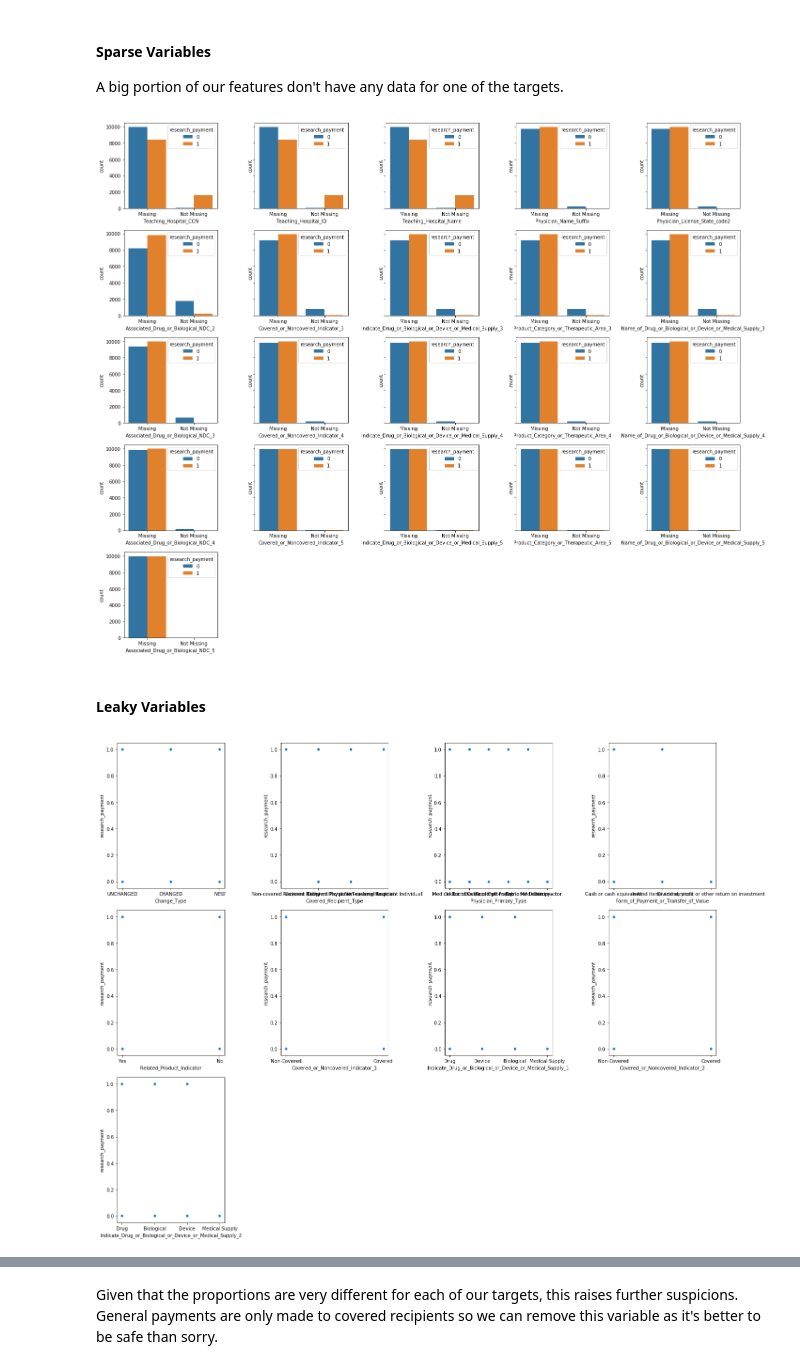
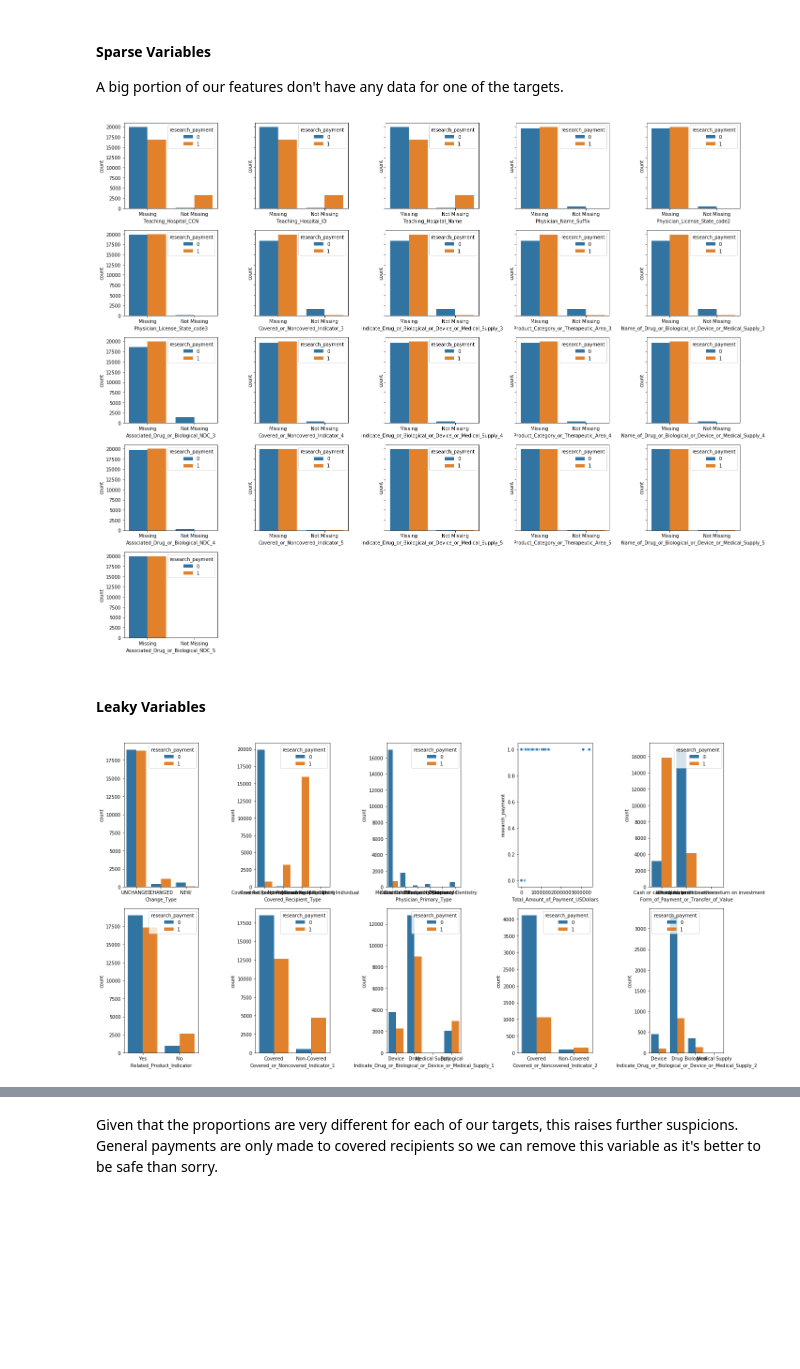
Before and after one commit to aml-spring-19/medical_payment_classification, a Jupyter notebook: HW3.ipynb, the cells around one changed output, grey strips where cells are left out. Saved outputs shown, nothing was run; the diff lists cells and outputs as text; code cells hidden in the pictures; blank space fills up the shorter version.

```diff
--- a/HW3.ipynb
+++ b/HW3.ipynb
@@ -57,8 +57,8 @@ First of all, let's load the data to assemble the dataset. The data comes from t
 
 The data is naturally imbalanced, as there are much more records of general payments than research payments. Here are the row counts for both files:
 # %%
-n_gen = sum(1 for line in open('data/OP_DTL_GNRL_PGYR2017_P01182019.csv')) - 1
-n_res = sum(1 for line in open('data/OP_DTL_RSRCH_PGYR2017_P01182019.csv')) - 1
+n_gen = sum(1 for line in open('data.nosync/OP_DTL_GNRL_PGYR2017_P01182019.csv')) - 1
+n_res = sum(1 for line in open('data.nosync/OP_DTL_RSRCH_PGYR2017_P01182019.csv')) - 1
 # the -1 is to exclude header
 
 print("General payments: " + str(n_gen) + " lines")
@@ -80,14 +80,14 @@ We ended up choosing the former.
 We first load the separate datasets and add the target feature. To load the data, we do a random subsampling.
 # %%
 # Number of desired samples for each file
-nsamples_gen = 12500
-nsamples_res = 12500
+nsamples_gen = 20000
+nsamples_res = 20000
 
 skiprows_gen = np.sort(np.random.choice(range(1, n_gen+1), replace = False, size = n_gen - nsamples_res))
 skiprows_res = np.sort(np.random.choice(range(1, n_res+1), replace = False, size = n_res - nsamples_res))
 
-gen = pd.read_csv("data/OP_DTL_GNRL_PGYR2017_P01182019.csv", skiprows = skiprows_gen, parse_dates=['Date_of_Payment'])
-res = pd.read_csv("data/OP_DTL_RSRCH_PGYR2017_P01182019.csv", skiprows = skiprows_res, parse_dates=['Date_of_Payment'])
+gen = pd.read_csv("data.nosync/OP_DTL_GNRL_PGYR2017_P01182019.csv", skiprows = skiprows_gen, parse_dates=['Date_of_Payment'])
+res = pd.read_csv("data.nosync/OP_DTL_RSRCH_PGYR2017_P01182019.csv", skiprows = skiprows_res, parse_dates=['Date_of_Payment'])
 
 gen['research_payment'] = 0
 res['research_payment'] = 1
@@ -106,7 +106,8 @@ We need to check that pandas has loaded the right data types for our dataframe.
 # %%
 to_cat = ['Teaching_Hospital_CCN', 'Teaching_Hospital_ID',
           'Physician_Profile_ID', 'Physician_License_State_code5',
-          'Record_ID', 'Program_Year', 'research_payment']
+          'Record_ID', 'Program_Year', 'research_payment', 'Applicable_Manufacturer_or_Applicable_GPO_Making_Payment_ID']
+
 df = df.astype(dtype={v: object for v in to_cat}, copy=False)
 # %% [markdown]
 ### Checking for Data Leakage and Irrelevant Features
@@ -185,6 +184,6 @@ fig.delaxes(ax[4, 4])
 plt.tight_layout()
 plt.show()
 # %% [output]
-[figure, old version]
+[figure, new version]
 # %%
 df.drop(cols_drop, axis=1, inplace=True)
@@ -192,23 +190,27 @@ df_test.drop(cols_drop, axis=1, inplace=True)
 # %% [markdown]
 ####  Leaky Variables
 # %%
-fig, ax = plt.subplots(3, 4, figsize=(20, 15))
+fig, ax = plt.subplots(2, 5, figsize=(20, 10))
 i = 0
 j = 0
 
+obs_vars = []
+
 for c in df.columns.values[:-1]:
-    if (len(df[c].unique()) <= 10) | (df[c].dtype != object):
+    if df[c].dtype == 'float64':
         sns.scatterplot(x=c, y='research_payment', data=df, ax=ax[j, i])
-
         i+=1
-        if i == 4: j+=1; i=0
+        obs_vars.append(c)
+        if i == 5: j+=1; i=0
+    elif (len(df[c].unique()) <= 10) & (df[c].dtype == object):
+        sns.countplot(x=c, hue='research_payment', data=df, ax=ax[j, i])
+        i+=1
+        obs_vars.append(c)
+        if i == 5: j+=1; i=0
 
 
-fig.delaxes(ax[2,1])
-fig.delaxes(ax[2,2])
-fig.delaxes(ax[2,3])
 plt.tight_layout()
 plt.show()
 # %% [output]
-[figure, old version]
+[figure, new version]
 # %% [markdown]
```
Also changed, not shown: parts of 88 cells of this notebook.
